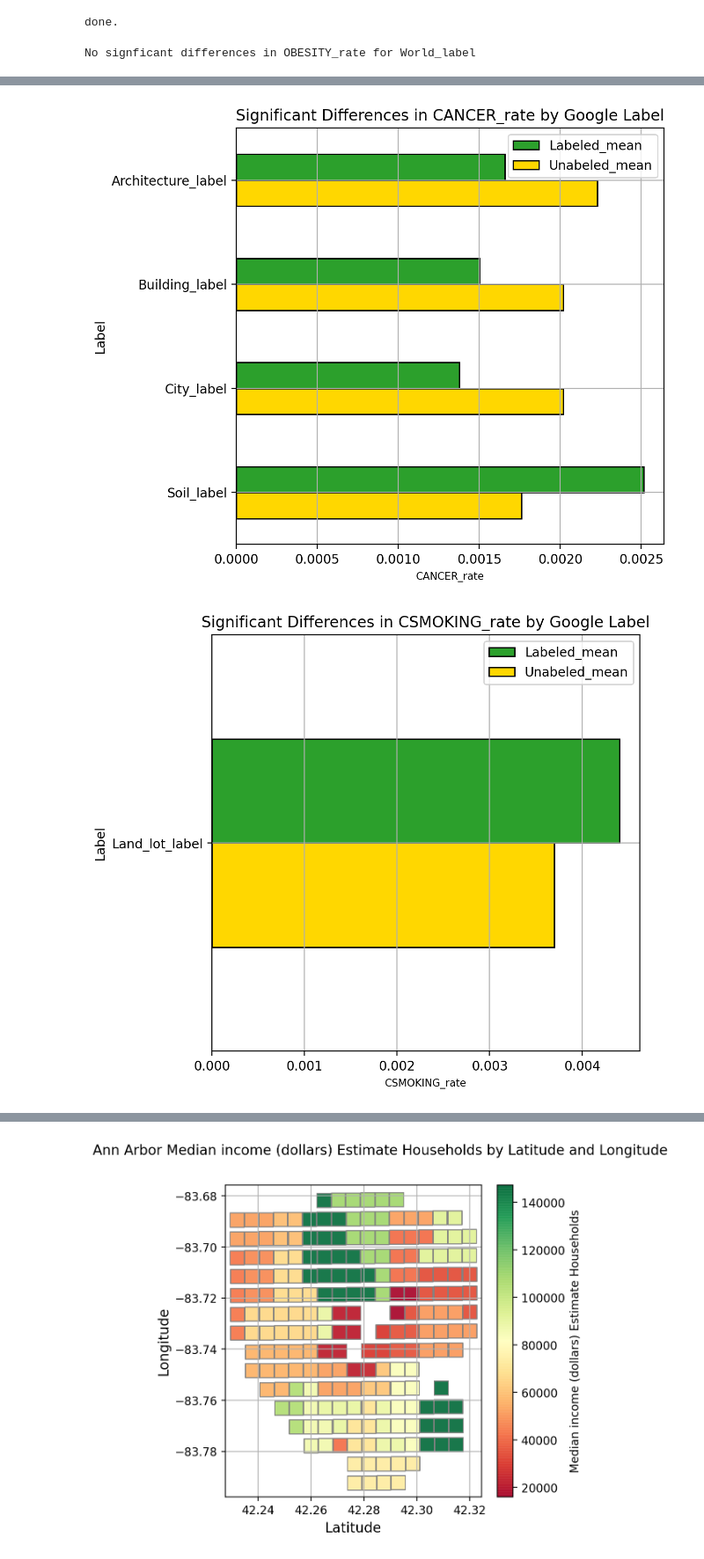
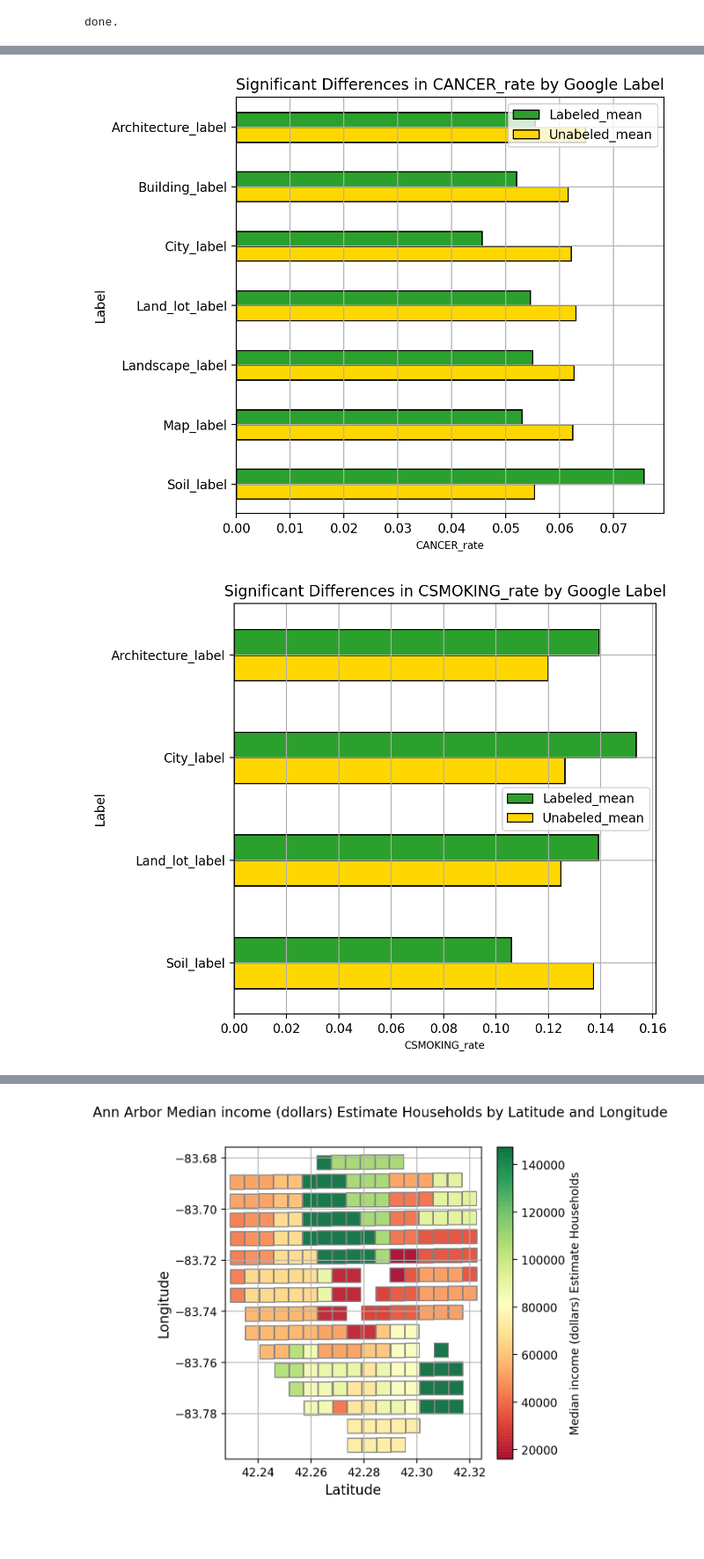
Before and after one commit to CooperStansbury/READMISSIONS, a Jupyter notebook: Washtenaw_case_study/notebooks/500_cities_analysis.ipynb, the cells around one changed output, grey strips where cells are left out. Shown at 88% size. Drawn from its saved outputs; the diff is of its cells as text; code cells hidden in the pictures; blank space fills up the shorter version.

```diff
--- a/Washtenaw_case_study/notebooks/500_cities_analysis.ipynb
+++ b/Washtenaw_case_study/notebooks/500_cities_analysis.ipynb
@@ -136,7 +136,7 @@ for col in PREVALENCE:
     condition = col.split("_")[0]
     new_col_name = f"{condition}_rate"
     NORMED_PREVALANCE_COLS.append(new_col_name)
-    data_df[new_col_name] = data_df[col] / data_df[TOTAL_POP_COL]
+    data_df[new_col_name] = data_df[col] / 100
 
 print("done.")
 # %% [output]
@@ -198,7 +198,6 @@ for prev in CONDITIONS:
     plt.grid()
     plt.xlabel(f'{TARGET_COL}', fontsize=8)
     plt.gca().invert_yaxis()
-    # save_filepath = f"../figures/{TITLE}.png"
-    # plt.savefig(save_filepath,  bbox_inches = 'tight')
+    save_filepath = f"../figures/{TITLE}.png"
+    plt.savefig(save_filepath,  bbox_inches = 'tight')
 # %% [output]
-No signficant differences in OBESITY_rate for World_label
@@ -206,2 +205,2 @@ No signficant differences in OBESITY_rate for World_label
-[figure, old version]
+[figure, new version]
-[figure, old version]
+[figure, new version]
```
Also changed, not shown: parts of 6 cells of this notebook, 7 other files.
